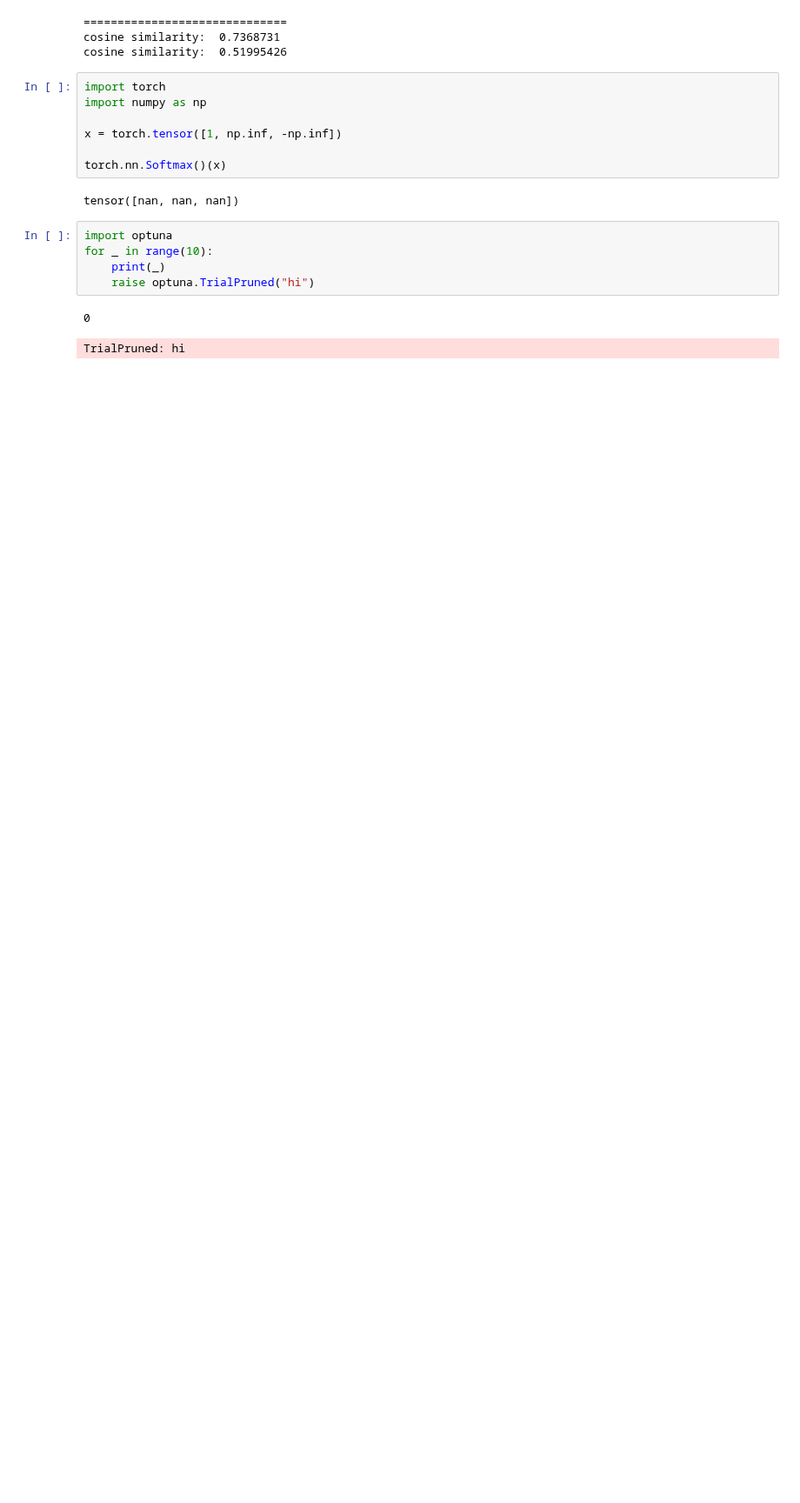
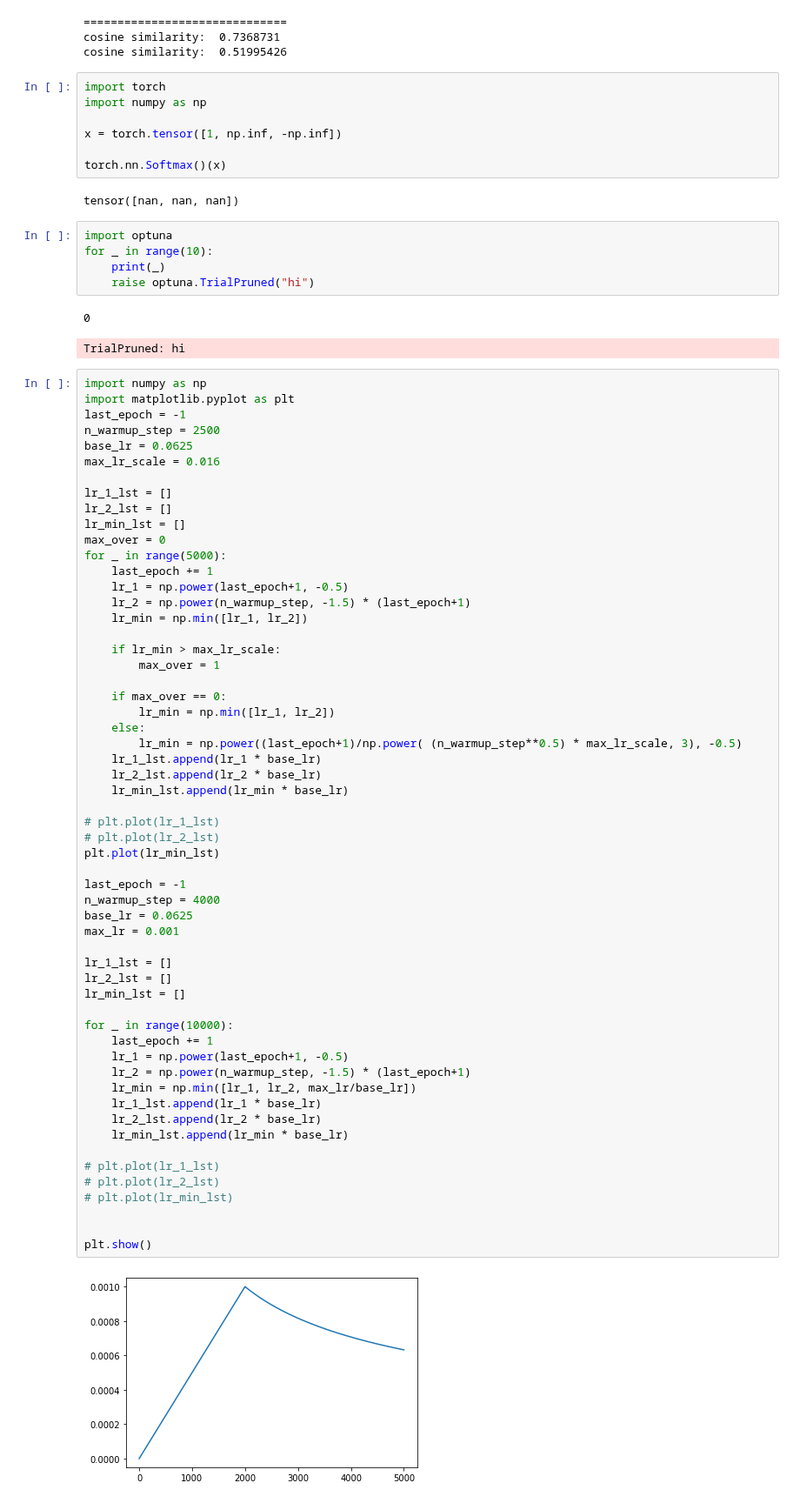
Before and after one commit to YutoNishimura-v2/vc_tts_template, a Jupyter notebook: tmp.ipynb, the cells around one changed output. Shown at 87% size. Drawn from its saved outputs; the diff is of its cells as text; blank space fills up the shorter version.

```diff
--- a/tmp.ipynb
+++ b/tmp.ipynb
@@ -563,3 +563,62 @@ for _ in range(10):
 # %% [output]
 0
 TrialPruned: hi
+# %%
+import numpy as np
+import matplotlib.pyplot as plt
+last_epoch = -1
+n_warmup_step = 2500
+base_lr = 0.0625
+max_lr_scale = 0.016
+
+lr_1_lst = []
+lr_2_lst = []
+lr_min_lst = []
+max_over = 0
+for _ in range(5000):
+    last_epoch += 1
+    lr_1 = np.power(last_epoch+1, -0.5)
+    lr_2 = np.power(n_warmup_step, -1.5) * (last_epoch+1)
+    lr_min = np.min([lr_1, lr_2])
+
+    if lr_min > max_lr_scale:
+        max_over = 1
+
+    if max_over == 0:
+        lr_min = np.min([lr_1, lr_2])
+    else:
+        lr_min = np.power((last_epoch+1)/np.power( (n_warmup_step**0.5) * max_lr_scale, 3), -0.5)
+    lr_1_lst.append(lr_1 * base_lr)
+    lr_2_lst.append(lr_2 * base_lr)
+    lr_min_lst.append(lr_min * base_lr)
+
+# plt.plot(lr_1_lst)
+# plt.plot(lr_2_lst)
+plt.plot(lr_min_lst)
+
+last_epoch = -1
+n_warmup_step = 4000
+base_lr = 0.0625
+max_lr = 0.001
+
+lr_1_lst = []
+lr_2_lst = []
+lr_min_lst = []
+
+for _ in range(10000):
+    last_epoch += 1
+    lr_1 = np.power(last_epoch+1, -0.5)
+    lr_2 = np.power(n_warmup_step, -1.5) * (last_epoch+1)
+    lr_min = np.min([lr_1, lr_2, max_lr/base_lr])
+    lr_1_lst.append(lr_1 * base_lr)
+    lr_2_lst.append(lr_2 * base_lr)
+    lr_min_lst.append(lr_min * base_lr)
+
+# plt.plot(lr_1_lst)
+# plt.plot(lr_2_lst)
+# plt.plot(lr_min_lst)
+
+
+plt.show()
+# %% [output]
+[figure, added]
```
Also changed, not shown: 8 other files.
